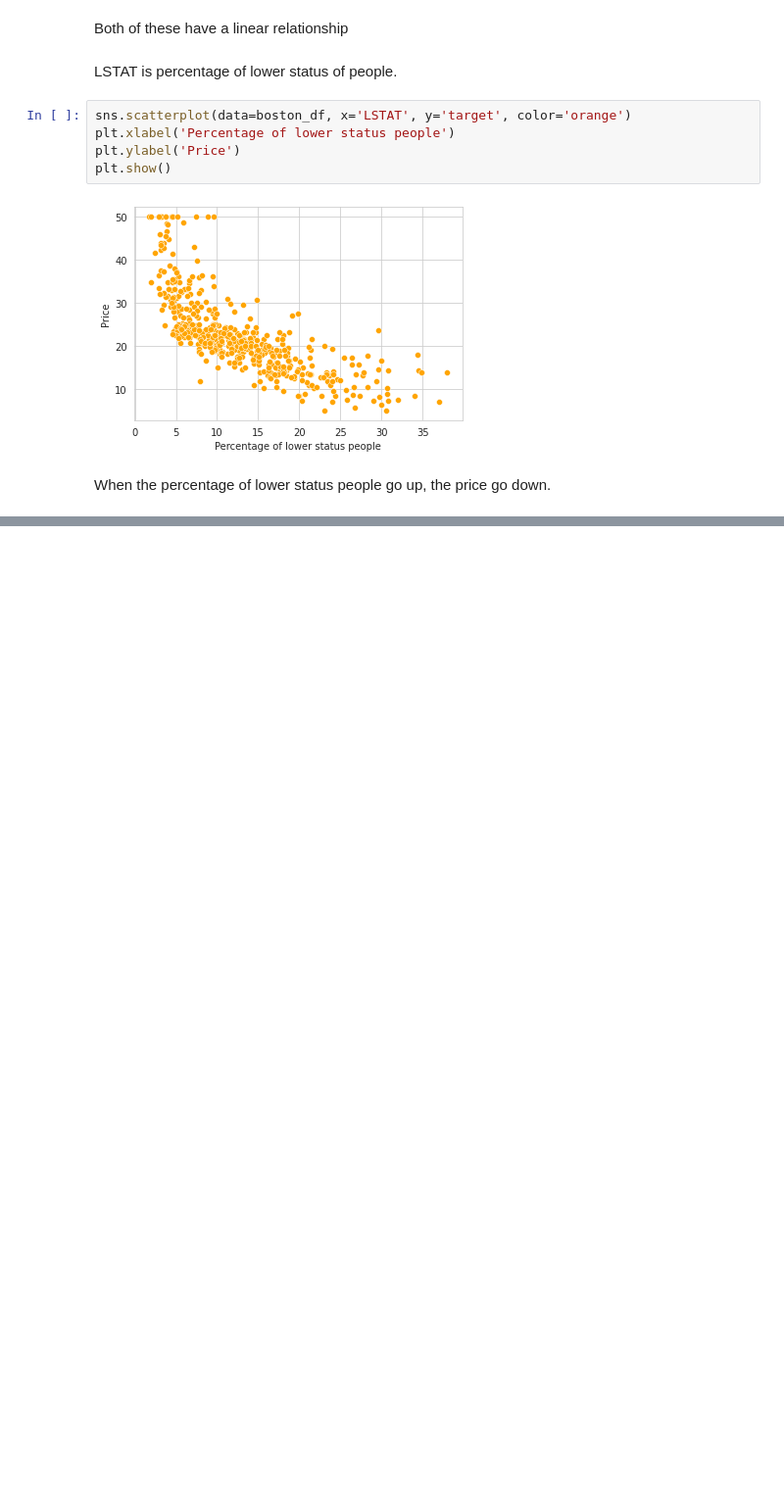
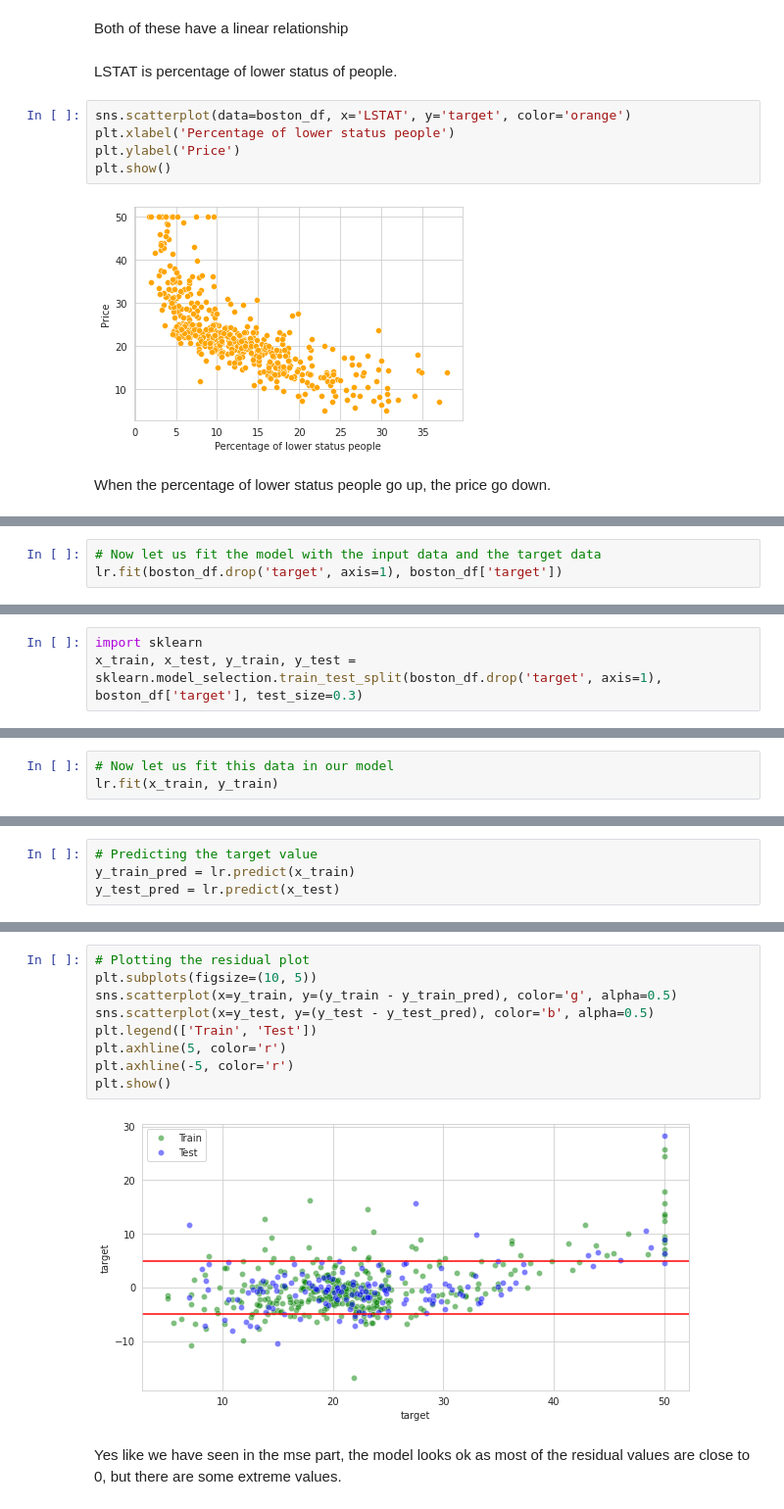
Before and after one commit to albinjohn366/DataScience_Tutorials, a Jupyter notebook: Linear_Regression.ipynb, the cells around one changed output, grey strips where cells are left out. Shown at 98% size. Cells and saved outputs as stored; diff of their text form; blank space fills up the shorter version.

```diff
--- a/Linear_Regression.ipynb
+++ b/Linear_Regression.ipynb
@@ -97,0 +108,3 @@ When the percentage of lower status people go up, the price go down.
+# %%
+# Now let us fit the model with the input data and the target data
+lr.fit(boston_df.drop('target', axis=1), boston_df['target'])
@@ -97,0 +151,3 @@ When the percentage of lower status people go up, the price go down.
+# %%
+import sklearn
+x_train, x_test, y_train, y_test = sklearn.model_selection.train_test_split(boston_df.drop('target', axis=1), boston_df['target'], test_size=0.3)
@@ -97,0 +170,3 @@ When the percentage of lower status people go up, the price go down.
+# %%
+# Now let us fit this data in our model
+lr.fit(x_train, y_train)
@@ -97,0 +175,4 @@ When the percentage of lower status people go up, the price go down.
+# %%
+# Predicting the target value
+y_train_pred = lr.predict(x_train)
+y_test_pred = lr.predict(x_test)
@@ -97,0 +191,13 @@ When the percentage of lower status people go up, the price go down.
+# %%
+# Plotting the residual plot
+plt.subplots(figsize=(10, 5))
+sns.scatterplot(x=y_train, y=(y_train - y_train_pred), color='g', alpha=0.5)
+sns.scatterplot(x=y_test, y=(y_test - y_test_pred), color='b', alpha=0.5)
+plt.legend(['Train', 'Test'])
+plt.axhline(5, color='r')
+plt.axhline(-5, color='r')
+plt.show()
+# %% [output]
+[figure, added]
+# %% [markdown]
+Yes like we have seen in the mse part, the model looks ok as most of the residual values are close to 0, but there are some extreme values.
```
Also changed, not shown: parts of 15 cells of this notebook.
